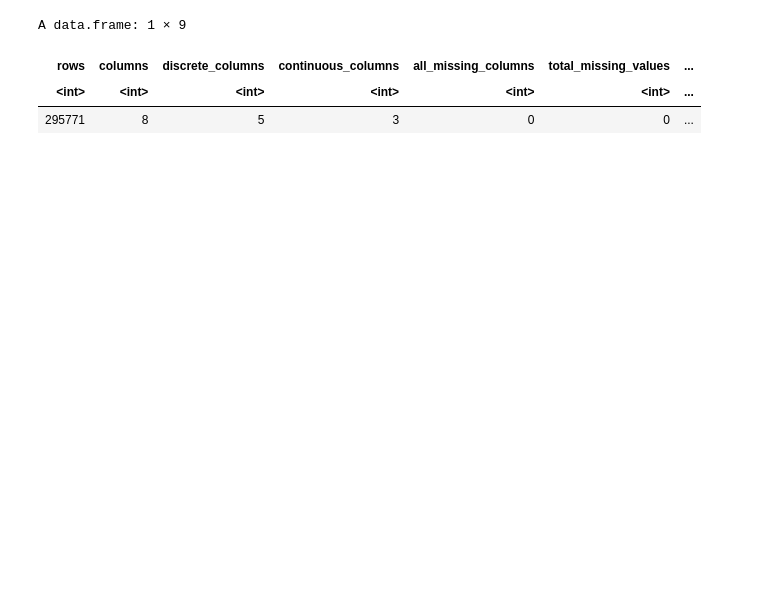
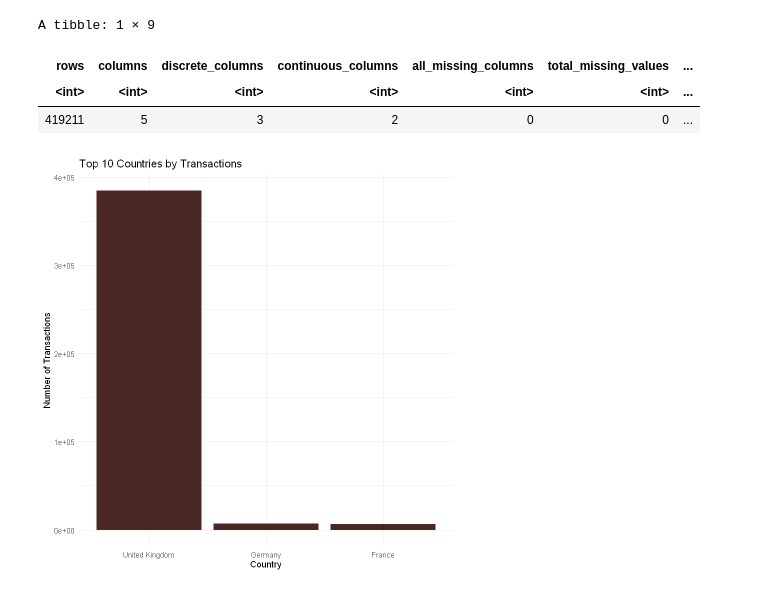
Before and after one commit to lfernando123/MBA_For_OnlineRetailData, a Jupyter notebook: data_understanding.ipynb, the cells around one changed output. Saved outputs shown, nothing was run; the diff lists cells and outputs as text; code cells hidden in the pictures; blank space fills up the shorter version.

```diff
--- a/data_understanding.ipynb
+++ b/data_understanding.ipynb
@@ -147,9 +139,9 @@ data_final <- data_final %>%
 # %%
 # Quick overview
-introduce(data_final)
+introduce(data_clean)
 # %% [output]
-A data.frame: 1 × 9
+A tibble: 1 × 9
 | rows | columns | discrete_columns | continuous_columns | all_missing_columns | total_missing_values | ... |
 | <int> | <int> | <int> | <int> | <int> | <int> | ... |
-| 295771 | 8 | 5 | 3 | 0 | 0 | ... |
+| 419211 | 5 | 3 | 2 | 0 | 0 | ... |
 # %%
@@ -156,0 +149,16 @@ write.csv(data_final, "data_final.csv", row.names = FALSE)
+# %%
+country_count <- data_clean %>%
+  group_by(Country) %>%
+  summarise(Transactions = n()) %>%
+  arrange(desc(Transactions))
+# %%
+top3 <- head(country_count, 3)
+
+ggplot(top3, aes(x = reorder(Country, -Transactions), y = Transactions)) +
+  geom_bar(stat = "identity", fill = "#4a2924") +
+  labs(title = "Top 10 Countries by Transactions",
+       x = "Country",
+       y = "Number of Transactions") +
+  theme_minimal()
+# %% [output]
+[figure, added]
```
Also changed, not shown: parts of 28 cells of this notebook, 1 other file.
